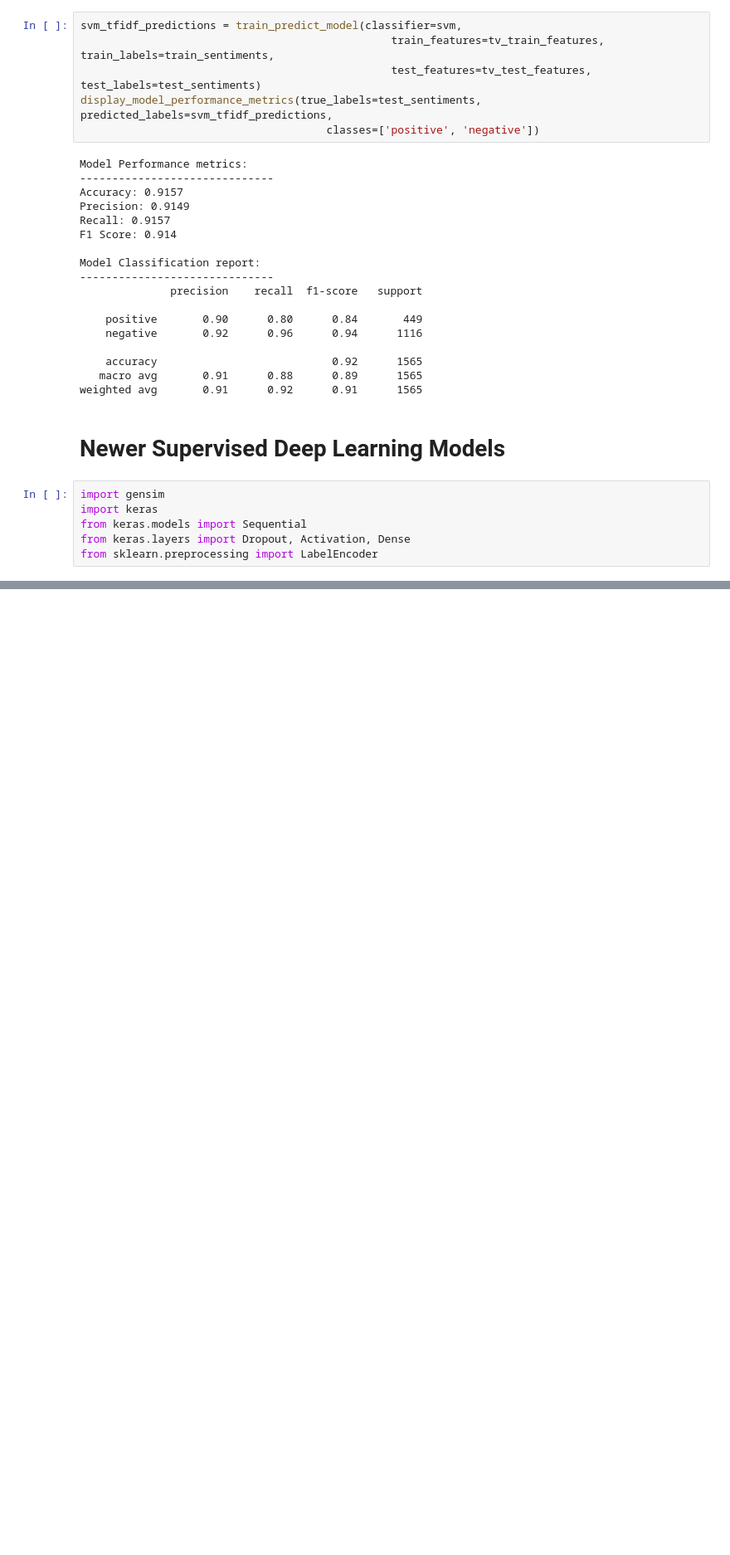
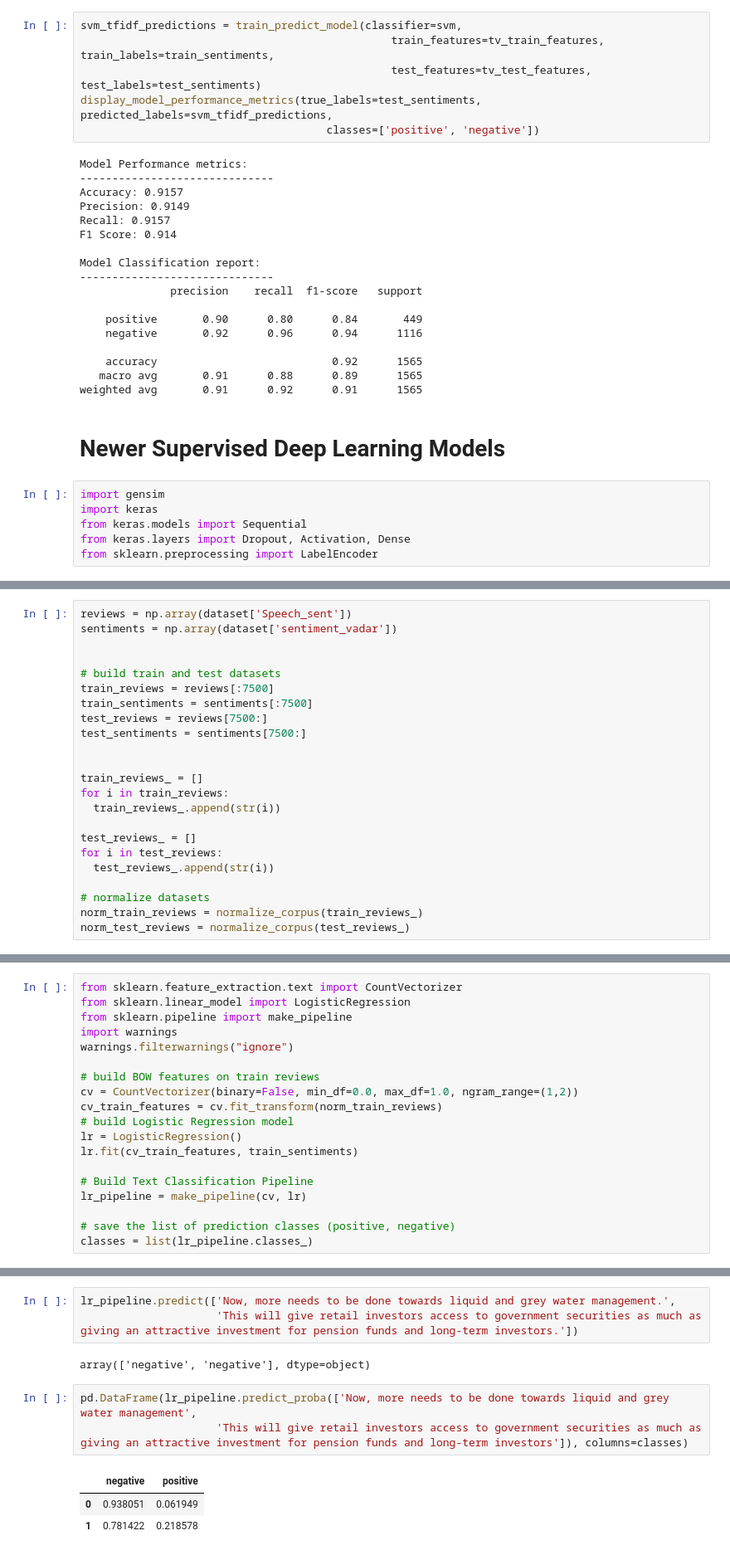
Before and after one commit to solharsh/Capstone_Sentiment_Analysis, a Jupyter notebook: Classification_Checkpoint.ipynb, the cells around one changed output, grey strips where cells are left out. Shown at 83% size. Saved outputs shown, nothing was run; the diff lists cells and outputs as text; blank space fills up the shorter version.

```diff
--- a/Classification_Checkpoint.ipynb
+++ b/Classification_Checkpoint.ipynb
@@ -968,0 +1297,23 @@ NameError: ignored
+# %%
+reviews = np.array(dataset['Speech_sent'])
+sentiments = np.array(dataset['sentiment_vadar'])
+
+
+# build train and test datasets
+train_reviews = reviews[:7500]
+train_sentiments = sentiments[:7500]
+test_reviews = reviews[7500:]
+test_sentiments = sentiments[7500:]
+
+
+train_reviews_ = []
+for i in train_reviews:
+  train_reviews_.append(str(i))
+
+test_reviews_ = []
+for i in test_reviews:
+  test_reviews_.append(str(i))
+
+# normalize datasets
+norm_train_reviews = normalize_corpus(train_reviews_)
+norm_test_reviews = normalize_corpus(test_reviews_)
@@ -968,0 +1322,19 @@ NameError: ignored
+# %%
+from sklearn.feature_extraction.text import CountVectorizer
+from sklearn.linear_model import LogisticRegression
+from sklearn.pipeline import make_pipeline
+import warnings
+warnings.filterwarnings("ignore")
+
+# build BOW features on train reviews
+cv = CountVectorizer(binary=False, min_df=0.0, max_df=1.0, ngram_range=(1,2))
+cv_train_features = cv.fit_transform(norm_train_reviews)
+# build Logistic Regression model
+lr = LogisticRegression()
+lr.fit(cv_train_features, train_sentiments)
+
+# Build Text Classification Pipeline
+lr_pipeline = make_pipeline(cv, lr)
+
+# save the list of prediction classes (positive, negative)
+classes = list(lr_pipeline.classes_)
@@ -968,0 +1349,12 @@ NameError: ignored
+# %%
+lr_pipeline.predict(['Now, more needs to be done towards liquid and grey water management.',
+                     'This will give retail investors access to government securities as much as giving an attractive investment for pension funds and long-term investors.'])
+# %% [output]
+array(['negative', 'negative'], dtype=object)
+# %%
+pd.DataFrame(lr_pipeline.predict_proba(['Now, more needs to be done towards liquid and grey water management',
+                     'This will give retail investors access to government securities as much as giving an attractive investment for pension funds and long-term investors']), columns=classes)
+# %% [output]
+|  | negative | positive |
+| 0 | 0.938051 | 0.061949 |
+| 1 | 0.781422 | 0.218578 |
```
Also changed, not shown: parts of 63 cells of this notebook.
